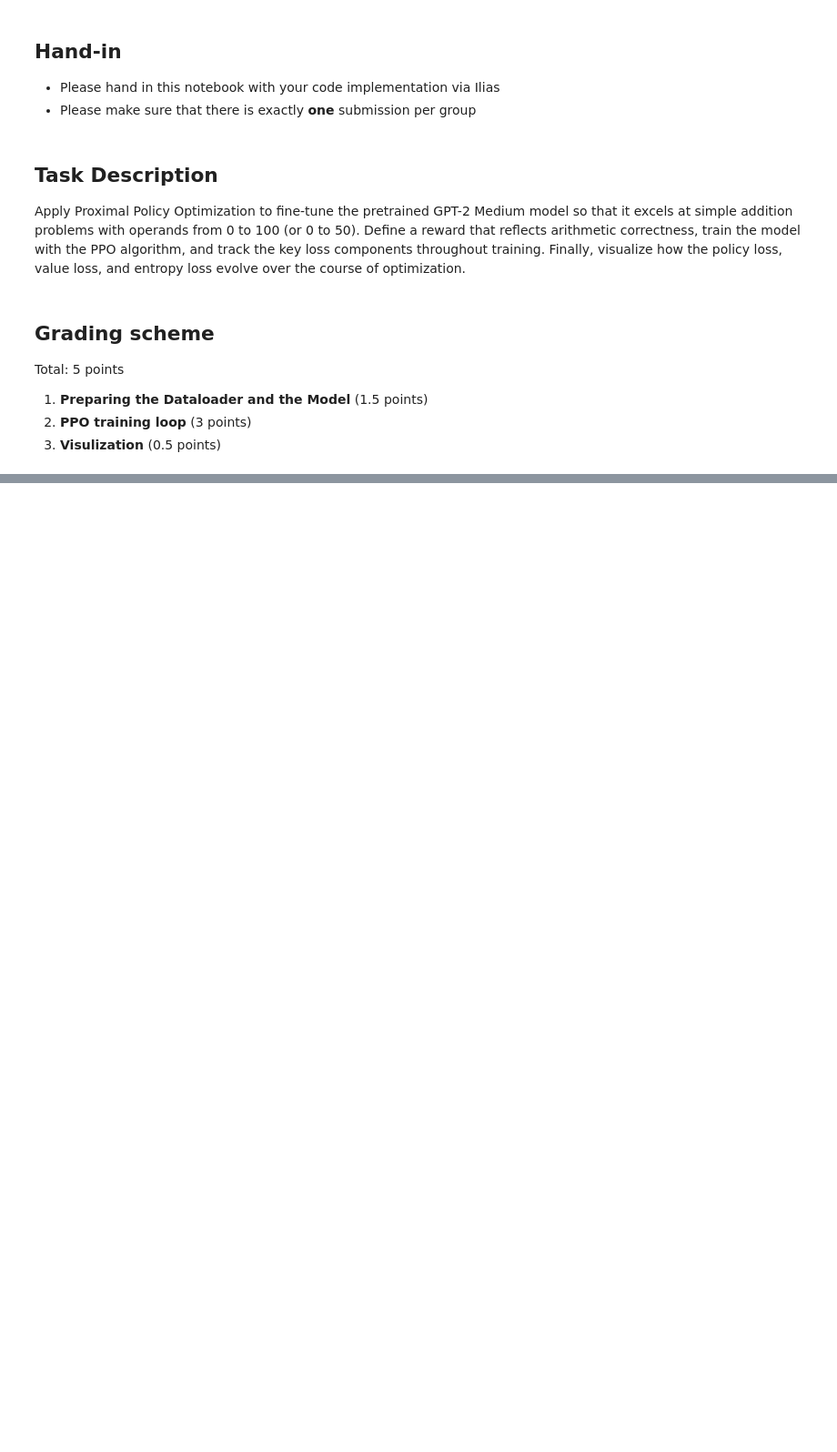
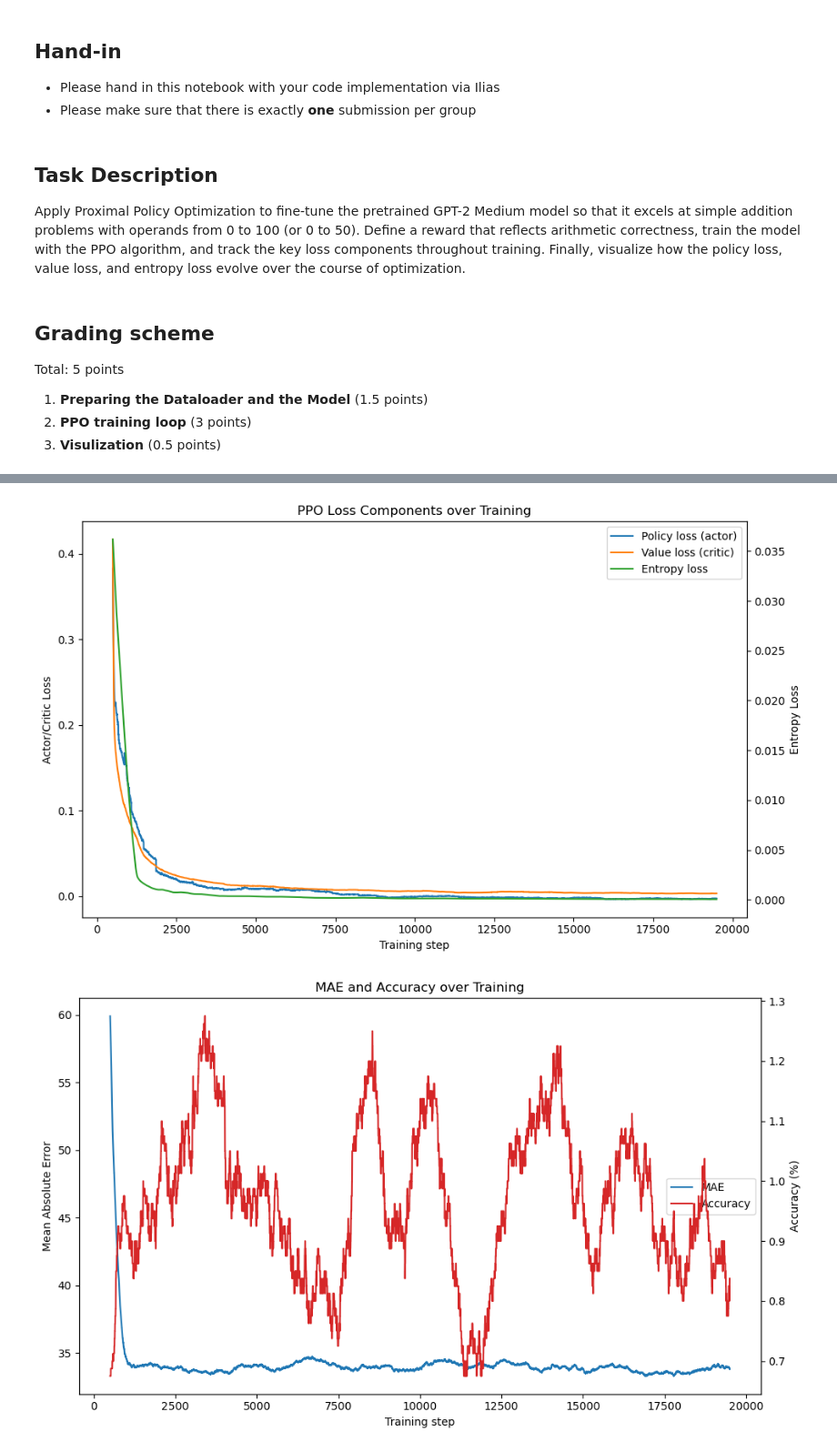
Before and after one commit to dpkass/HHU-Master-Advanced-Deep-Learning, a Jupyter notebook: exercises/exercise04.ipynb, the cells around one changed output, grey strips where cells are left out. Shown: that part at 91% size. Cells and saved outputs as stored; diff of their text form; code cells hidden in the pictures; blank space fills up the shorter version.

```diff
--- a/exercises/exercise04.ipynb
+++ b/exercises/exercise04.ipynb
@@ -26,0 +47,13 @@ Total: 5 points
+# %%
+class AdditionDataset(IterableDataset):
+    def __init__(self, min=0, max=100):
+        self.min = min
+        self.max = max
+
+    def __iter__(self):
+        while True:
+            yield self.sample()
+
+    def sample(self):
+        a, b = torch.randint(self.min, self.max, [2])
+        return f'{a}+{b}=', (a + b).item()
@@ -28,0 +312,3 @@ Total: 5 points
+# %%
+config = Configuration()
+log = train(config)
@@ -28,0 +335,63 @@ Total: 5 points
+# %%
+def plot(log):
+    moving_average = lambda values, window_size: np.convolve(values, np.ones(window_size) / window_size, mode='valid')
+
+    ws = 1000
+    steps = list(range(ws // 2, len(log['actor_loss']) + 1 - ws // 2))
+
+    actor_loss = moving_average(log['actor_loss'], ws)
+    critic_loss = moving_average(log['critic_loss'], ws)
+    entropy_loss = moving_average(log['entropy_loss'], ws)
+
+    color1 = 'tab:blue'
+    color2 = 'tab:orange'
+    color3 = 'tab:green'
+    color4 = 'tab:red'
+
+    fig, ax1 = plt.subplots(figsize=(10, 6))
+    ln1 = ax1.plot(steps, actor_loss, label='Policy loss (actor)', color=color1)
+    ln2 = ax1.plot(steps, critic_loss, label='Value loss (critic)', color=color2)
+    ax1.set_xlabel('Training step')
+    ax1.set_ylabel('Actor/Critic Loss')
+    ax1.tick_params(axis='y')
+
+    ax2 = ax1.twinx()
+    ln3 = ax2.plot(steps, entropy_loss, label='Entropy loss', color=color3)
+    ax2.set_ylabel('Entropy Loss')
+    ax2.tick_params(axis='y')
+
+    lines = ln1 + ln2 + ln3
+    labels = [l.get_label() for l in lines]
+    ax1.legend(lines, labels)
+
+    plt.title('PPO Loss Components over Training')
+    plt.tight_layout()
+    plt.show()
+
+    mae = moving_average(log['mean_absolute_error'], ws)
+    accuracy = moving_average(log['accuracy'] * 100, ws)
+
+    fig, ax1 = plt.subplots(figsize=(10, 6))
+    ln1 = ax1.plot(steps, mae, color=color1, label='MAE')
+    ax1.set_xlabel('Training step')
+    ax1.set_ylabel('Mean Absolute Error')
+    ax1.tick_params(axis='y')
+
+    ax2 = ax1.twinx()
+    ln2 = ax2.plot(steps, accuracy, color=color4, label='Accuracy')
+    ax2.set_ylabel('Accuracy (%)')
+    ax2.tick_params(axis='y')
+
+    lines = ln1 + ln2
+    labels = [l.get_label() for l in lines]
+    ax1.legend(lines, labels, loc='center right')
+
+    plt.title('MAE and Accuracy over Training')
+    fig.tight_layout()
+    plt.show()
+
+
+plot(log)
+# %% [output]
+[figure, added]
+[figure, added]
```
Also changed, not shown: parts of 15 cells of this notebook.
